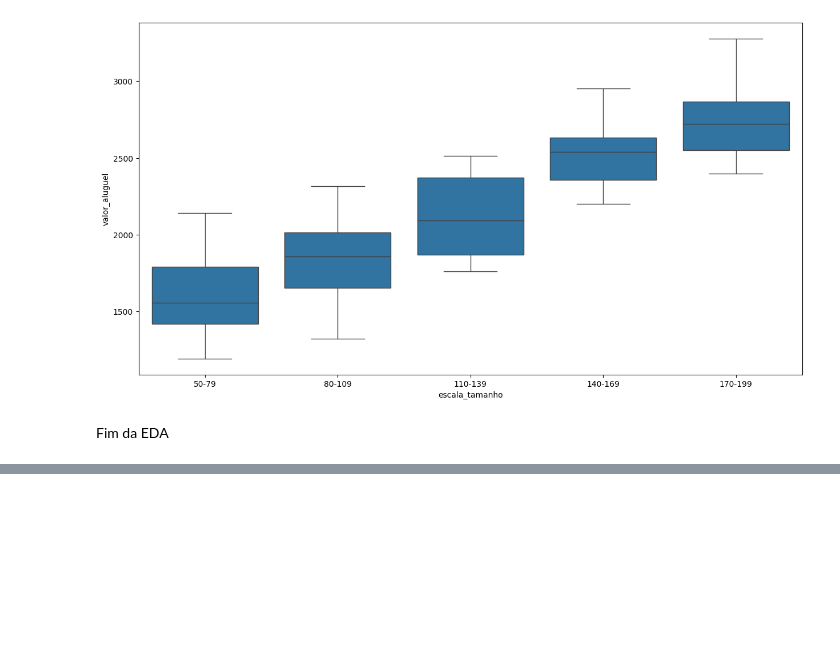
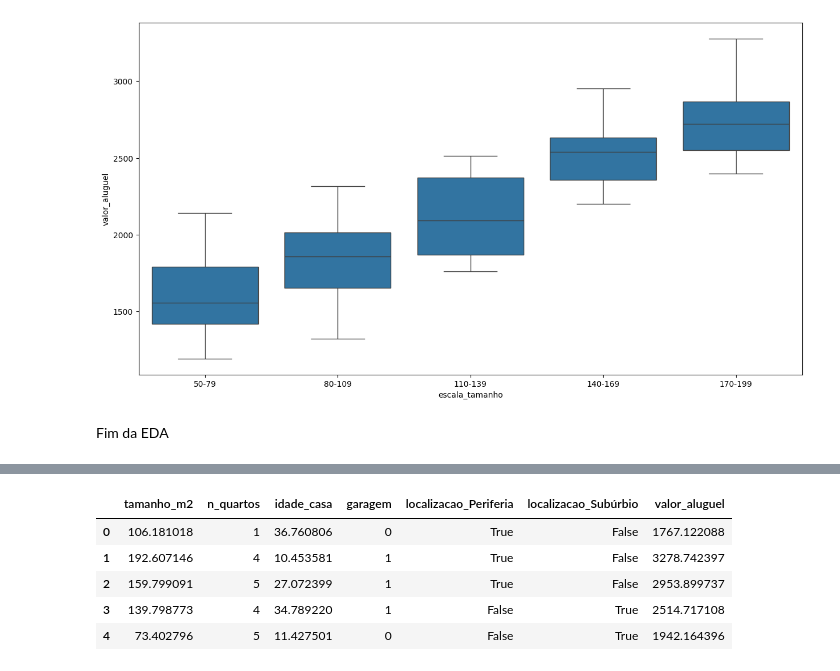
Before and after one commit to KauaCarneirodeMorais/modelo_regressao_linear_multipla_aluguel, a Jupyter notebook: modelo_aluguel.ipynb, the cells around one changed output, grey strips where cells are left out. Cells and saved outputs as stored; diff of their text form; code cells hidden in the pictures; blank space fills up the shorter version.

```diff
--- a/modelo_aluguel.ipynb
+++ b/modelo_aluguel.ipynb
@@ -239,0 +250,3 @@ Fim da EDA
+# %%
+df_aluguel.drop(columns=["id"], inplace=True)
+df_aluguel.info()
@@ -239,0 +297,9 @@ Fim da EDA
+# %%
+df_aluguel.head()
+# %% [output]
+|  | tamanho_m2 | n_quartos | idade_casa | garagem | localizacao_Periferia | localizacao_Subúrbio | valor_aluguel |
+| 0 | 106.181018 | 1 | 36.760806 | 0 | True | False | 1767.122088 |
+| 1 | 192.607146 | 4 | 10.453581 | 1 | True | False | 3278.742397 |
+| 2 | 159.799091 | 5 | 27.072399 | 1 | True | False | 2953.899737 |
+| 3 | 139.798773 | 4 | 34.789220 | 1 | False | True | 2514.717108 |
+| 4 | 73.402796 | 5 | 11.427501 | 0 | False | True | 1942.164396 |
```
Also changed, not shown: parts of 16 cells of this notebook.
